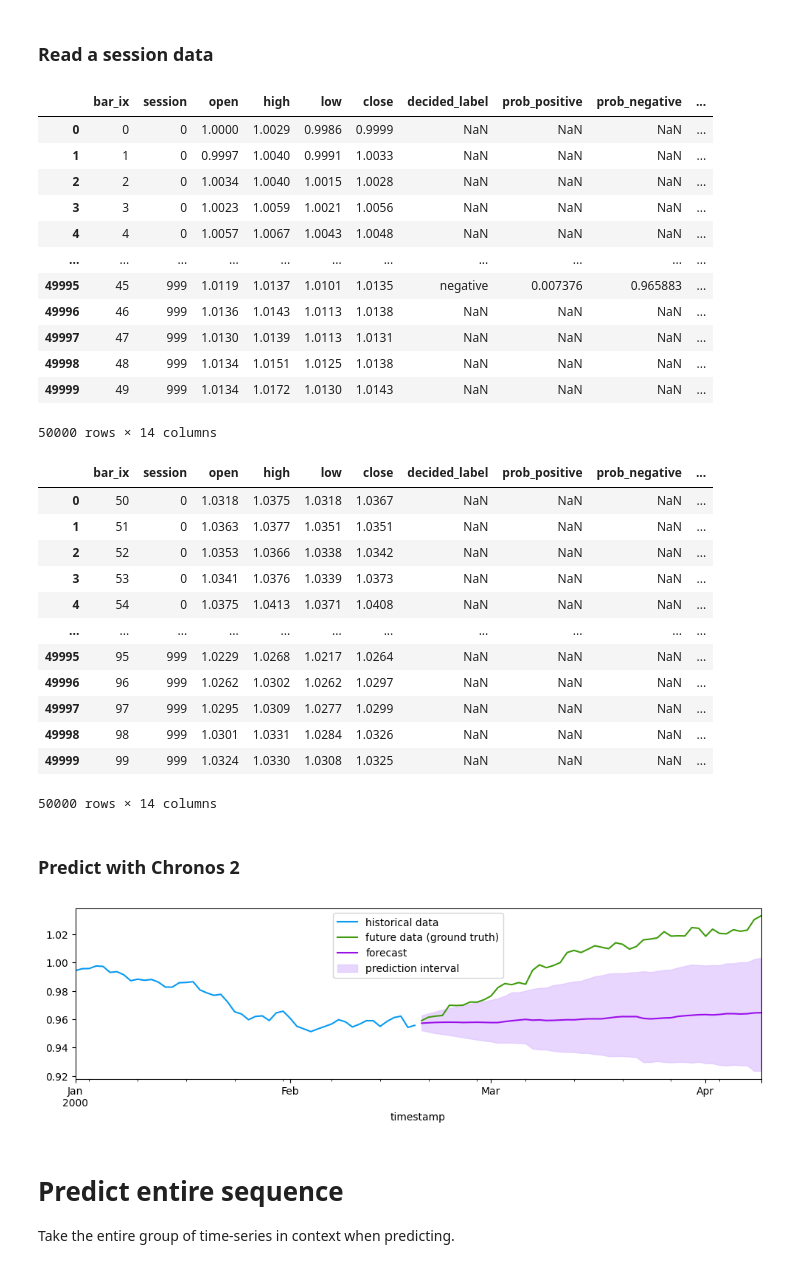
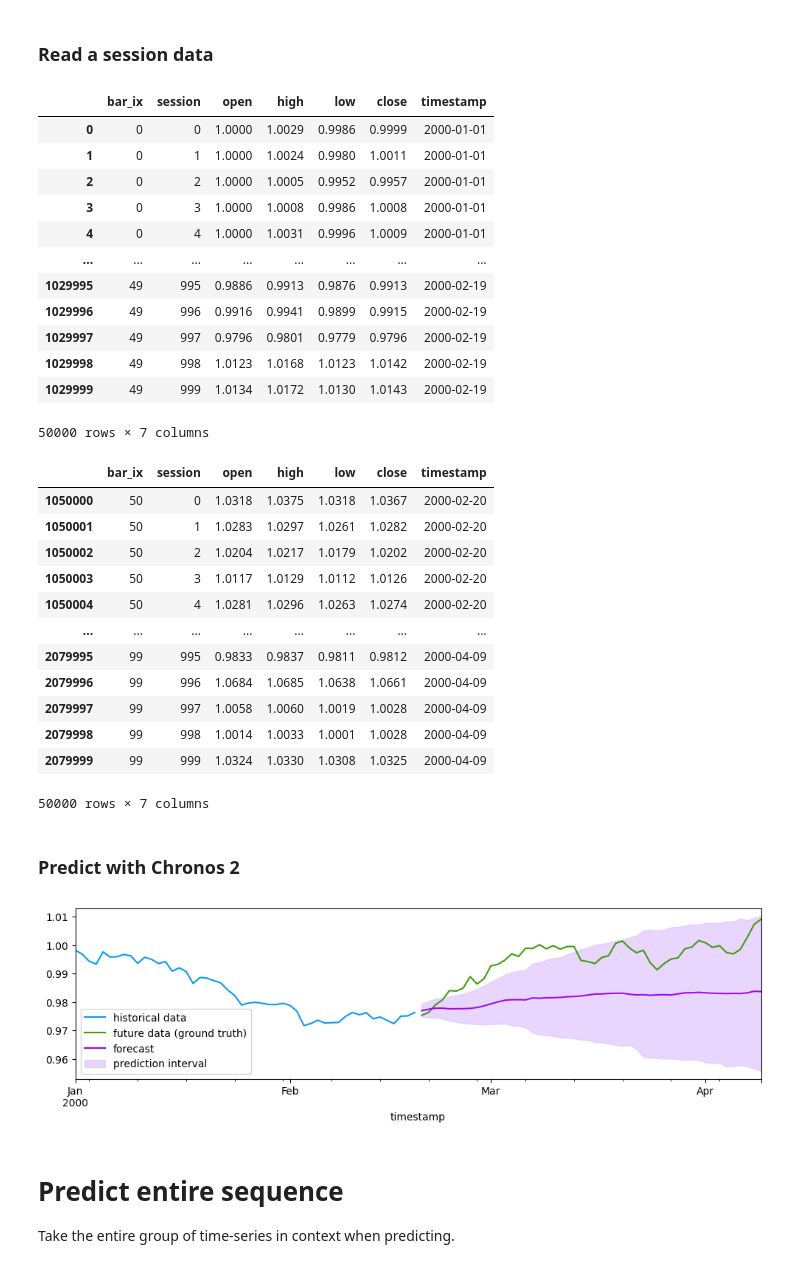
Before and after one commit to Sne4kers/hrt-datathon, a Jupyter notebook: ilias/chronos.ipynb, the cells around one changed output. Cells and saved outputs as stored; diff of their text form; code cells hidden in the pictures.

```diff
--- a/ilias/chronos.ipynb
+++ b/ilias/chronos.ipynb
@@ -12,17 +12,17 @@ train_seen = pd.read_parquet("../data/bars_seen_train.parquet")
 train_unseen = pd.read_parquet("../data/bars_unseen_train.parquet")
 
 # Bring in sentiment data
-sentiment_df = pd.read_csv("../sentiment_overview.csv")
+# sentiment_df = pd.read_csv("../sentiment_overview.csv")
 
-train_seen = train_seen.merge(sentiment_df, on=['session', 'bar_ix'], how='left')
-train_unseen = train_unseen.merge(sentiment_df, on=['session', 'bar_ix'], how='left')
+# train_seen = train_seen.merge(sentiment_df, on=['session', 'bar_ix'], how='left')
+# train_unseen = train_unseen.merge(sentiment_df, on=['session', 'bar_ix'], how='left')
 
-# Drop some sentiment columns (might re-add later)
-train_seen = train_seen.drop(columns=["headline"])
-train_unseen = train_unseen.drop(columns=["headline"])
+# # Drop some sentiment columns (might re-add later)
+# train_seen = train_seen.drop(columns=["headline"])
+# train_unseen = train_unseen.drop(columns=["headline"])
 
-train_seen = train_seen.groupby(['session', 'bar_ix']).sample(n=1, random_state=42).reset_index(drop=True)
-train_unseen = train_unseen.groupby(['session', 'bar_ix']).sample(n=1, random_state=42).reset_index(drop=True)
+# train_seen = train_seen.groupby(['session', 'bar_ix']).sample(n=1, random_state=42).reset_index(drop=True)
+# train_unseen = train_unseen.groupby(['session', 'bar_ix']).sample(n=1, random_state=42).reset_index(drop=True)
 
 # Already set the timestamps
 start_date = pd.to_datetime('2000-01-01')
@@ -34,32 +34,32 @@ train_unseen['timestamp'] = start_date + pd.to_timedelta(train_unseen['bar_ix'],
 display(train_seen)
 display(train_unseen)
 # %% [output]
-|  | bar_ix | session | open | high | low | close | decided_label | prob_positive | prob_negative | ... |
-| 0 | 0 | 0 | 1.0000 | 1.0029 | 0.9986 | 0.9999 | NaN | NaN | NaN | ... |
-| 1 | 1 | 0 | 0.9997 | 1.0040 | 0.9991 | 1.0033 | NaN | NaN | NaN | ... |
-| 2 | 2 | 0 | 1.0034 | 1.0040 | 1.0015 | 1.0028 | NaN | NaN | NaN | ... |
-| 3 | 3 | 0 | 1.0023 | 1.0059 | 1.0021 | 1.0056 | NaN | NaN | NaN | ... |
-| 4 | 4 | 0 | 1.0057 | 1.0067 | 1.0043 | 1.0048 | NaN | NaN | NaN | ... |
-| ... | ... | ... | ... | ... | ... | ... | ... | ... | ... | ... |
-| 49995 | 45 | 999 | 1.0119 | 1.0137 | 1.0101 | 1.0135 | negative | 0.007376 | 0.965883 | ... |
-| 49996 | 46 | 999 | 1.0136 | 1.0143 | 1.0113 | 1.0138 | NaN | NaN | NaN | ... |
-| 49997 | 47 | 999 | 1.0130 | 1.0139 | 1.0113 | 1.0131 | NaN | NaN | NaN | ... |
-| 49998 | 48 | 999 | 1.0134 | 1.0151 | 1.0125 | 1.0138 | NaN | NaN | NaN | ... |
-| 49999 | 49 | 999 | 1.0134 | 1.0172 | 1.0130 | 1.0143 | NaN | NaN | NaN | ... |
+|  | bar_ix | session | open | high | low | close | timestamp |
+| 0 | 0 | 0 | 1.0000 | 1.0029 | 0.9986 | 0.9999 | 2000-01-01 |
+| 1 | 0 | 1 | 1.0000 | 1.0024 | 0.9980 | 1.0011 | 2000-01-01 |
+| 2 | 0 | 2 | 1.0000 | 1.0005 | 0.9952 | 0.9957 | 2000-01-01 |
+| 3 | 0 | 3 | 1.0000 | 1.0008 | 0.9986 | 1.0008 | 2000-01-01 |
+| 4 | 0 | 4 | 1.0000 | 1.0031 | 0.9996 | 1.0009 | 2000-01-01 |
+| ... | ... | ... | ... | ... | ... | ... | ... |
+| 1029995 | 49 | 995 | 0.9886 | 0.9913 | 0.9876 | 0.9913 | 2000-02-19 |
+| 1029996 | 49 | 996 | 0.9916 | 0.9941 | 0.9899 | 0.9915 | 2000-02-19 |
+| 1029997 | 49 | 997 | 0.9796 | 0.9801 | 0.9779 | 0.9796 | 2000-02-19 |
+| 1029998 | 49 | 998 | 1.0123 | 1.0168 | 1.0123 | 1.0142 | 2000-02-19 |
+| 1029999 | 49 | 999 | 1.0134 | 1.0172 | 1.0130 | 1.0143 | 2000-02-19 |
-50000 rows × 14 columns
+50000 rows × 7 columns
-|  | bar_ix | session | open | high | low | close | decided_label | prob_positive | prob_negative | ... |
-| 0 | 50 | 0 | 1.0318 | 1.0375 | 1.0318 | 1.0367 | NaN | NaN | NaN | ... |
-| 1 | 51 | 0 | 1.0363 | 1.0377 | 1.0351 | 1.0351 | NaN | NaN | NaN | ... |
-| 2 | 52 | 0 | 1.0353 | 1.0366 | 1.0338 | 1.0342 | NaN | NaN | NaN | ... |
-| 3 | 53 | 0 | 1.0341 | 1.0376 | 1.0339 | 1.0373 | NaN | NaN | NaN | ... |
-| 4 | 54 | 0 | 1.0375 | 1.0413 | 1.0371 | 1.0408 | NaN | NaN | NaN | ... |
-| ... | ... | ... | ... | ... | ... | ... | ... | ... | ... | ... |
-| 49995 | 95 | 999 | 1.0229 | 1.0268 | 1.0217 | 1.0264 | NaN | NaN | NaN | ... |
-| 49996 | 96 | 999 | 1.0262 | 1.0302 | 1.0262 | 1.0297 | NaN | NaN | NaN | ... |
-| 49997 | 97 | 999 | 1.0295 | 1.0309 | 1.0277 | 1.0299 | NaN | NaN | NaN | ... |
-| 49998 | 98 | 999 | 1.0301 | 1.0331 | 1.0284 | 1.0326 | NaN | NaN | NaN | ... |
-| 49999 | 99 | 999 | 1.0324 | 1.0330 | 1.0308 | 1.0325 | NaN | NaN | NaN | ... |
+|  | bar_ix | session | open | high | low | close | timestamp |
+| 1050000 | 50 | 0 | 1.0318 | 1.0375 | 1.0318 | 1.0367 | 2000-02-20 |
+| 1050001 | 50 | 1 | 1.0283 | 1.0297 | 1.0261 | 1.0282 | 2000-02-20 |
+| 1050002 | 50 | 2 | 1.0204 | 1.0217 | 1.0179 | 1.0202 | 2000-02-20 |
+| 1050003 | 50 | 3 | 1.0117 | 1.0129 | 1.0112 | 1.0126 | 2000-02-20 |
+| 1050004 | 50 | 4 | 1.0281 | 1.0296 | 1.0263 | 1.0274 | 2000-02-20 |
+| ... | ... | ... | ... | ... | ... | ... | ... |
+| 2079995 | 99 | 995 | 0.9833 | 0.9837 | 0.9811 | 0.9812 | 2000-04-09 |
+| 2079996 | 99 | 996 | 1.0684 | 1.0685 | 1.0638 | 1.0661 | 2000-04-09 |
+| 2079997 | 99 | 997 | 1.0058 | 1.0060 | 1.0019 | 1.0028 | 2000-04-09 |
+| 2079998 | 99 | 998 | 1.0014 | 1.0033 | 1.0001 | 1.0028 | 2000-04-09 |
+| 2079999 | 99 | 999 | 1.0324 | 1.0330 | 1.0308 | 1.0325 | 2000-04-09 |
-50000 rows × 14 columns
+50000 rows × 7 columns
 # %% [markdown]
 ### Predict with Chronos 2
 # %%
@@ -81,6 +81,7 @@ def predict_session(SESSION_ID: int, seen=train_seen, unseen=train_unseen):
         id_column="session",  # Column identifying different time series
         timestamp_column="timestamp",  # Column with datetime information
         target="close",  # Column(s) with time series values to predict
+        cross_learning=True
     )
 
     import matplotlib.pyplot as plt  # requires: pip install matplotlib
@@ -103,9 +104,9 @@ def predict_session(SESSION_ID: int, seen=train_seen, unseen=train_unseen):
     plt.legend()
     plt.show()
 # %%
-predict_session(SESSION_ID=129)
+predict_session(SESSION_ID=789)
 # %% [output]
-[figure, old version]
+[figure, new version]
 # %% [markdown]
 # Predict entire sequence
 
```
Also changed, not shown: parts of 3 cells of this notebook, 4 other files.
